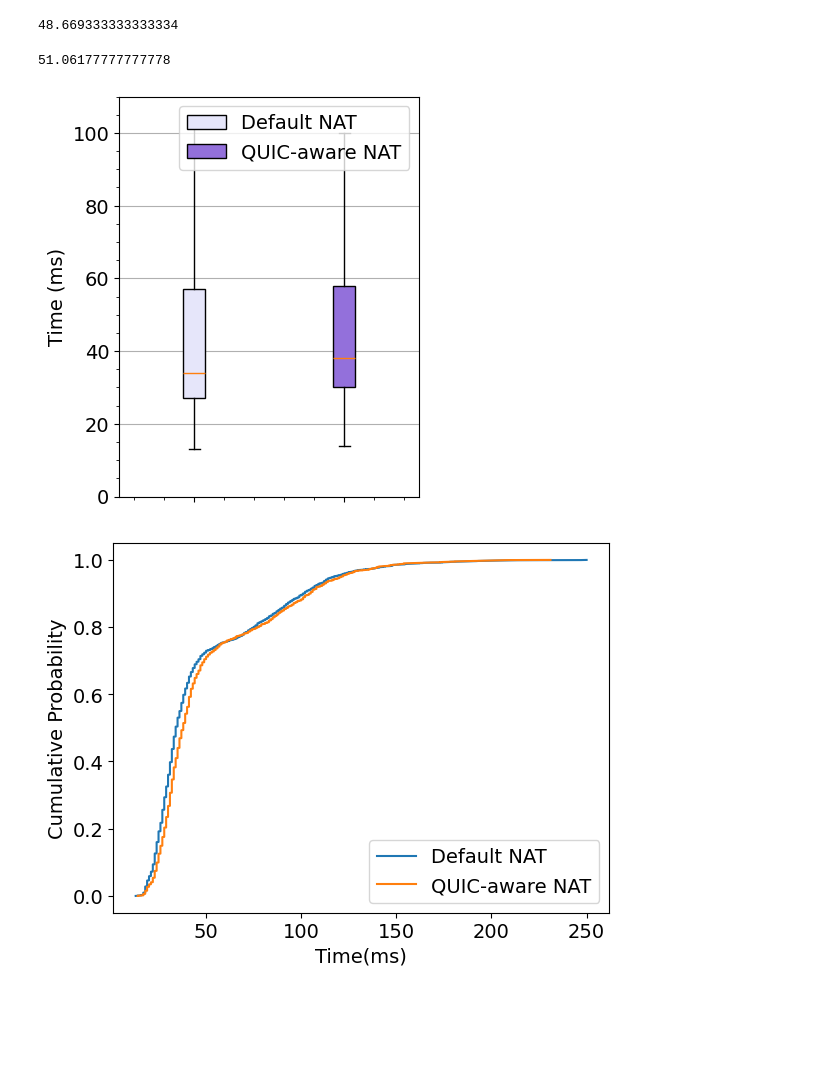
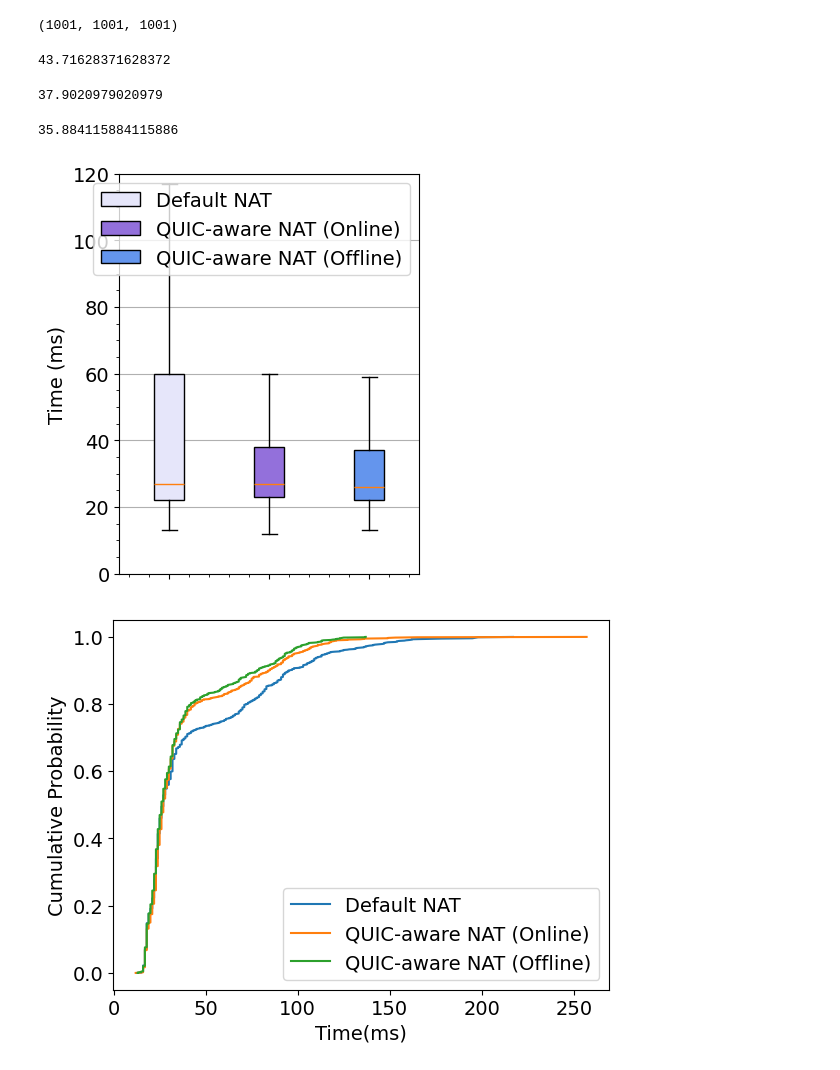
Before and after one commit to hari-19/quic-aware-middlebox, a Jupyter notebook: latency_analysis/latency_analysis.ipynb, the cells around one changed output. Saved outputs shown, nothing was run; the diff lists cells and outputs as text; code cells hidden in the pictures; blank space fills up the shorter version.

```diff
--- a/latency_analysis/latency_analysis.ipynb
+++ b/latency_analysis/latency_analysis.ipynb
@@ -9,74 +9,81 @@ import numpy as np
 
 matplotlib.rcParams.update({'font.size': 14})
 # %%
-N = 2250
-
 naive_nat = []
 quic_nat = []
+quic_offline_nat = []
 
 
 with open("default_latency_data.txt") as f:
     latency = f.readlines()
-    i = 0
     for t in latency:
-        i+=1
-        if i > N:
-            break
         t = t.strip()
         t = int(t)/1e6
         naive_nat.append(int(t))
 
-with open("quic_latency_data.txt") as f:
+with open("online_latency_data.txt") as f:
     latency = f.readlines()
-    i = 0
     for t in latency:
-        i+=1
-        if i > N:
-            break
         t = t.strip()
         t = int(t)/1e6
         quic_nat.append(int(t))
+
+with open("offline_latency_data.txt") as f:
+    latency = f.readlines()
+    for t in latency:
+        t = t.strip()
+        t = int(t)/1e6
+        quic_offline_nat.append(int(t))
+# %%
+len(naive_nat), len(quic_nat), len(quic_offline_nat)
+# %% [output]
+(1001, 1001, 1001)
 # %%
 avg_naive_nat = sum(naive_nat) / len(naive_nat)
 avg_naive_nat
 # %% [output]
-48.669333333333334
+43.71628371628372
 # %%
 avg_quid_nat = sum(quic_nat) / len(quic_nat)
 avg_quid_nat
 # %% [output]
-51.06177777777778
+37.9020979020979
+# %%
+avg_quic_offline_nat = sum(quic_offline_nat) / len(quic_offline_nat)
+avg_quic_offline_nat
+# %% [output]
+35.884115884115886
 # %%
 
-data = [naive_nat, quic_nat]
+data = [naive_nat, quic_nat, quic_offline_nat]
 
 fig = plt.figure(figsize =(3, 4))
 
 # Creating axes instance
-colors = ['lavender', 'mediumpurple']
+colors = ['lavender', 'mediumpurple', 'cornflowerblue']
 
 ax = fig.add_axes([0, 0, 1, 1])
 
-xticks = ["", ""]
+xticks = ["", "", ""]
 ax.set_xticklabels(xticks)
 
 ax.set_ylabel("Time (ms)")
-ax.set_ylim([0, 110])
+ax.set_ylim([0, 120])
 # # ax.set_yticks([100000])#
 ax.grid(axis="y")
 ax.tick_params(axis='y', which='minor', labelsize=11)
 
 ax.minorticks_on()
 bp = ax.boxplot(data, patch_artist=True, notch=False,showfliers=False, flierprops={'marker': 'o', 'markersize': 1, 'markerfacecolor': 'fuchsia'})
 for patch, color in zip(bp['boxes'], colors):
         patch.set_facecolor(color)
-labels = ["Default NAT", "QUIC-aware NAT"]
-ax.legend([bp["boxes"][0], bp["boxes"][1]], labels, loc="upper right")
+labels = ["Default NAT", "QUIC-aware NAT (Online)", "QUIC-aware NAT (Offline)"]
+ax.legend([bp["boxes"][0], bp["boxes"][1], bp["boxes"][2]], labels, loc="upper right")
 
 plt.savefig('nat_latency_box.pdf',bbox_inches='tight', dpi=150)
 plt.show()
 # %% [output]
-[figure, old version]
+[figure, new version]
 # %%
 import numpy as np
 import matplotlib.pyplot as plt
@@ -91,6 +98,7 @@ N = len(naive_nat)
 # sort the data in ascending order
 naive_nat = np.sort(naive_nat)
 quic_nat = np.sort(quic_nat)
+quic_nat_offline = np.sort(quic_offline_nat)
 
 # get the cdf values of y
 y = np.arange(N) / float(N)
@@ -103,7 +111,8 @@ plt.ylabel('Cumulative Probability')
 
 plt.plot(naive_nat, y)
 plt.plot(quic_nat, y)
-plt.legend(["Default NAT", "QUIC-aware NAT"])
+plt.plot(quic_nat_offline, y)
+plt.legend(["Default NAT", "QUIC-aware NAT (Online)", "QUIC-aware NAT (Offline)"])
 plt.savefig('nat_latency_cdf.pdf',bbox_inches='tight', dpi=150)
 # %% [output]
-[figure, old version]
+[figure, new version]
```
Also changed, not shown: 42 other files.
